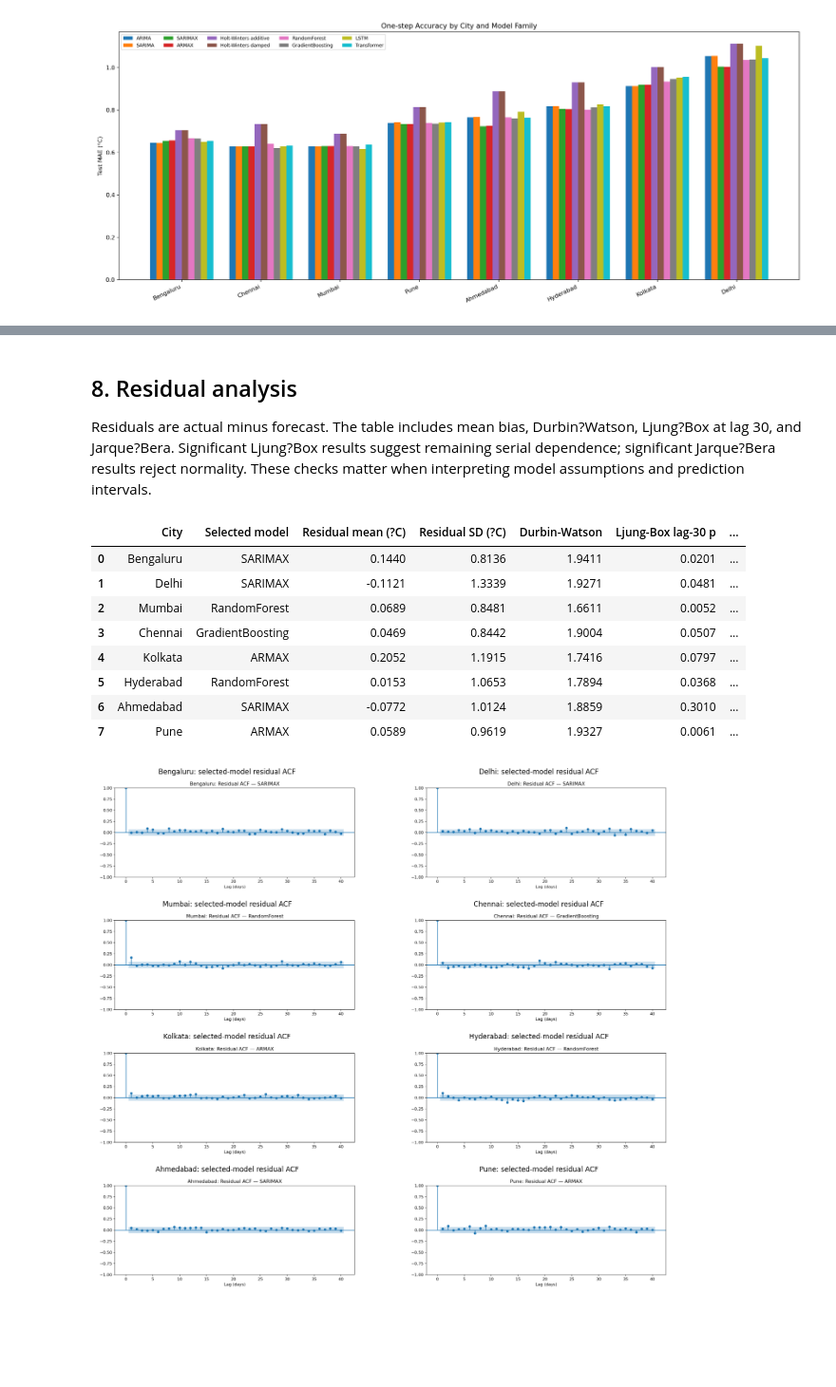
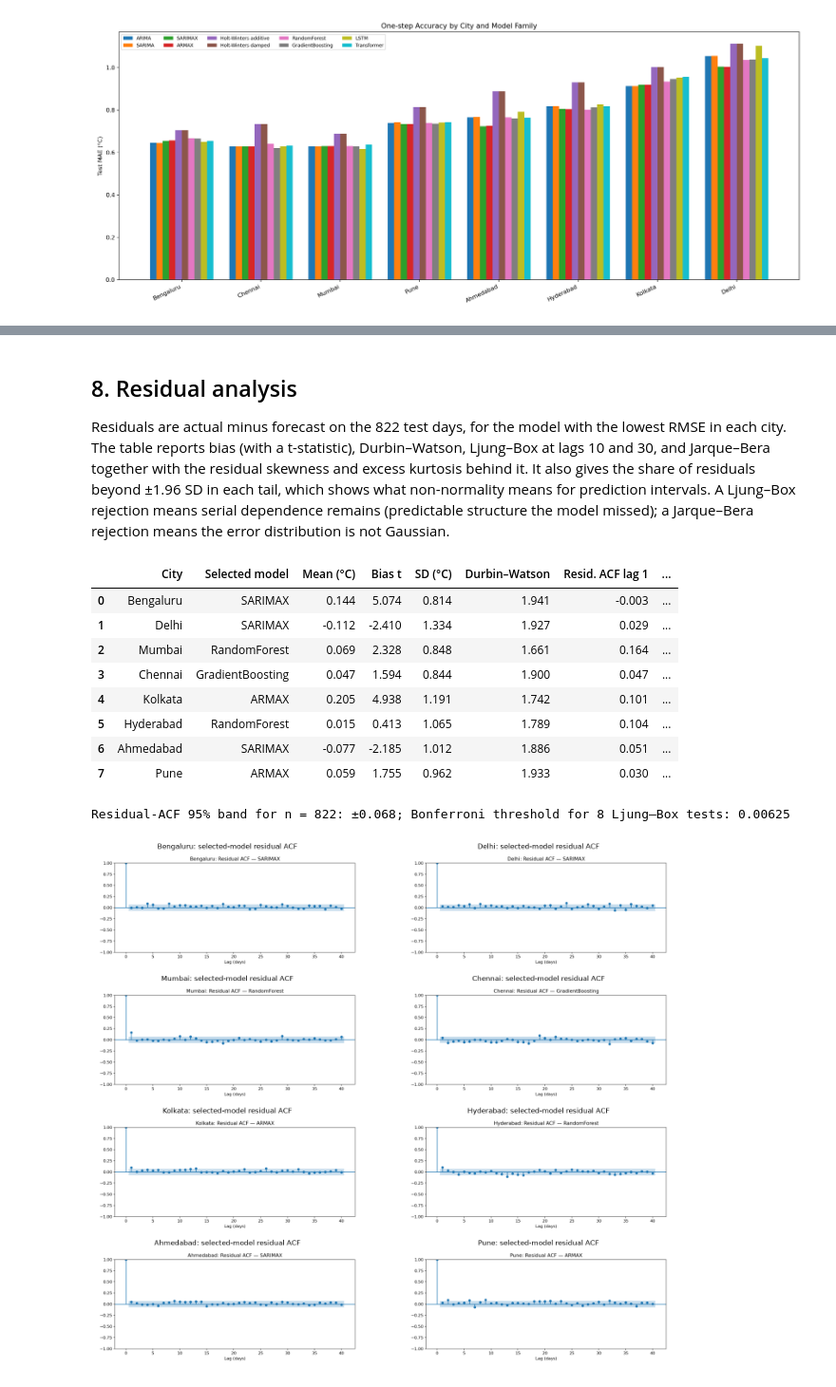
Before and after one commit to dhrusheek/noaa-weather-time-series-case-study, a Jupyter notebook: notebooks/eight_city_weather_forecasting_comparison.ipynb, the cells around one changed output, grey strips where cells are left out. Shown at 95% size. Cells and saved outputs as stored; diff of their text form; code cells hidden in the pictures; blank space fills up the shorter version.

```diff
--- a/notebooks/eight_city_weather_forecasting_comparison.ipynb
+++ b/notebooks/eight_city_weather_forecasting_comparison.ipynb
@@ -97,9 +109,9 @@ for ax, city in zip(axes.flat, CITY_NAMES):
     frame = pd.read_csv(ROOT / "data" / "processed" / f"weather_daily_{station}.csv", parse_dates=["date"])
     ax.plot(frame["date"], frame["temperature_c_interp"], lw=0.45, color="#2878a5")
     ax.set_title(city)
-    ax.set_ylabel("?C")
+    ax.set_ylabel("°C")
     ax.grid(alpha=0.2)
-fig.suptitle("Daily mean temperature by city, 2010?2024", y=1.01, fontsize=15)
+fig.suptitle("Daily mean temperature by city, 2010–2024", y=1.01, fontsize=15)
 fig.tight_layout()
 plt.show()
 # %% [output]
@@ -114,7 +126,7 @@ for ax, city in zip(axes.flat, CITY_NAMES):
     ax.plot(monthly.index, monthly.values, marker="o", lw=1.5, color="#c05a44")
     ax.set_title(city)
     ax.set_xticks(range(1, 13))
-    ax.set_ylabel("?C")
+    ax.set_ylabel("°C")
     ax.grid(alpha=0.2)
 fig.suptitle("Mean temperature by calendar month", y=1.01, fontsize=15)
 fig.tight_layout()
@@ -144,8 +156,8 @@ for city in CITY_NAMES:
     })
     pattern_rows.append({
         "City": city,
-        "Linear trend (?C/decade)": dec["linear_slope_per_decade"],
-        "STL trend change (?C)": dec["stl_trend_delta"],
+        "Linear trend (°C/decade)": dec["linear_slope_per_decade"],
+        "STL trend change (°C)": dec["stl_trend_delta"],
         "Annual seasonal strength": dec["seasonal_strength"],
         "ACF lag 1": acf["lag1_raw"],
         "ACF lag 7": acf["acf_lag7_raw"],
@@ -202,10 +301,11 @@ for city in CITY_NAMES:
     one_step_rows.append({
         "City": city,
         "Persistence MAE": summary["persistence_mae"],
+        "ARIMA(2,0,2) MAE": summary["arima_2_0_2_mae"],
         "LSTM MAE": summary["lstm_mae"],
         "Transformer MAE": summary["transformer_mae"],
-        "Best one-step model": summary["best_one_step_model"],
-        "Best RMSE": summary["best_one_step_rmse"],
+        "Stage A best (by RMSE)": summary["best_one_step_model"],
+        "Stage A best RMSE": summary["best_one_step_rmse"],
         "Transformer skill vs persistence (%)": summary["transformer_skill_vs_persistence_mae_pct"],
     })
     mh = b["multi_horizon"]
@@ -214,8 +314,10 @@ for city in CITY_NAMES:
         row[f"{model} mean-horizon MAE"] = float(np.mean([mh[model][str(h)]["mae"] for h in mh["horizons"]]))
     row["Transformer mean-horizon skill (%)"] = summary["transformer_horizon_skill_pct"]
     horizon_rows.append(row)
-base_forecast_table = pd.DataFrame(one_step_rows).sort_values("Best RMSE")
+base_forecast_table = pd.DataFrame(one_step_rows).sort_values("Stage A best RMSE")
 horizon_table = pd.DataFrame(horizon_rows)
+display(Markdown("**Stage A one-step results (fixed-order ARIMA; superseded for ranking by Section 7)**"))
 display(base_forecast_table.round(3))
+display(Markdown("**Stage A direct multi-horizon results (mean MAE over 1, 7, 14, 21, 30 days)**"))
 display(horizon_table.round(3))
 # %% [output]
@@ -413,31 +577,52 @@ display(dm_table[dm_table["Selected best model"]].round(4))
 # %% [markdown]
 ## 8. Residual analysis
 
-Residuals are actual minus forecast. The table includes mean bias, Durbin?Watson, Ljung?Box at lag 30, and Jarque?Bera. Significant Ljung?Box results suggest remaining serial dependence; significant Jarque?Bera results reject normality. These checks matter when interpreting model assumptions and prediction intervals.
+Residuals are actual minus forecast on the 822 test days, for the model with the lowest RMSE in each city. The table reports bias (with a t-statistic), Durbin–Watson, Ljung–Box at lags 10 and 30, and Jarque–Bera together with the residual skewness and excess kurtosis behind it. It also gives the share of residuals beyond ±1.96 SD in each tail, which shows what non-normality means for prediction intervals. A Ljung–Box rejection means serial dependence remains (predictable structure the model missed); a Jarque–Bera rejection means the error distribution is not Gaussian.
 # %%
+from scipy import stats
+
 residual_rows = []
 for city in CITY_NAMES:
     result = ext_city[city]
     best_model = min(result["model_metrics"], key=lambda m: result["model_metrics"][m]["rmse"])
     diag = result["residual_diagnostics"][best_model]
-    residual_rows.append({"City": city, "Selected model": best_model,
-                          "Residual mean (?C)": diag["mean"],
-                          "Residual SD (?C)": diag["std"],
-                          "Durbin-Watson": diag["durbin_watson"],
-                          "Ljung-Box lag-30 p": diag["ljung_box_lag30_p"],
-                          "Jarque-Bera p": diag["jarque_bera_p"]})
+    resid = np.asarray(result["test_residuals"][best_model], dtype=float)
+    sd = resid.std(ddof=1)
+    centred = resid - resid.mean()
+    resid_acf = sm_acf(resid, nlags=30, fft=True)
+    lb30_fail = sum(d["ljung_box_lag30_p"] < 0.05 for d in result["residual_diagnostics"].values())
+    residual_rows.append({
+        "City": city, "Selected model": best_model,
+        "Mean (°C)": diag["mean"], "Bias t": diag["mean"] / (sd / np.sqrt(len(resid))),
+        "SD (°C)": diag["std"],
+        "Durbin–Watson": diag["durbin_watson"],
+        "Resid. ACF lag 1": resid_acf[1],
+        "Max |resid. ACF| lags 1–30": np.abs(resid_acf[1:]).max(),
+        "Ljung–Box lag-10 p": diag["ljung_box_lag10_p"],
+        "Ljung–Box lag-30 p": diag["ljung_box_lag30_p"],
+        "Models failing LB-30 (of 14)": lb30_fail,
+        "Jarque–Bera stat": diag["jarque_bera_stat"],
+        "Jarque–Bera p": diag["jarque_bera_p"],
+        "Skewness": stats.skew(resid),
+        "Excess kurtosis": stats.kurtosis(resid),
+        "% below −1.96 SD": 100 * np.mean(centred < -1.96 * sd),
+        "% above +1.96 SD": 100 * np.mean(centred > 1.96 * sd),
+    })
 residual_table = pd.DataFrame(residual_rows)
-display(residual_table.round(4))
+display(residual_table.round(3))
+print(f"Residual-ACF 95% band for n = {len(resid)}: ±{1.96 / np.sqrt(len(resid)):.3f}; "
+      f"Bonferroni threshold for 8 Ljung–Box tests: {0.05 / 8:.5f}")
 # %% [output]
-|  | City | Selected model | Residual mean (?C) | Residual SD (?C) | Durbin-Watson | Ljung-Box lag-30 p | ... |
-| 0 | Bengaluru | SARIMAX | 0.1440 | 0.8136 | 1.9411 | 0.0201 | ... |
-| 1 | Delhi | SARIMAX | -0.1121 | 1.3339 | 1.9271 | 0.0481 | ... |
-| 2 | Mumbai | RandomForest | 0.0689 | 0.8481 | 1.6611 | 0.0052 | ... |
-| 3 | Chennai | GradientBoosting | 0.0469 | 0.8442 | 1.9004 | 0.0507 | ... |
-| 4 | Kolkata | ARMAX | 0.2052 | 1.1915 | 1.7416 | 0.0797 | ... |
-| 5 | Hyderabad | RandomForest | 0.0153 | 1.0653 | 1.7894 | 0.0368 | ... |
-| 6 | Ahmedabad | SARIMAX | -0.0772 | 1.0124 | 1.8859 | 0.3010 | ... |
-| 7 | Pune | ARMAX | 0.0589 | 0.9619 | 1.9327 | 0.0061 | ... |
+|  | City | Selected model | Mean (°C) | Bias t | SD (°C) | Durbin–Watson | Resid. ACF lag 1 | ... |
+| 0 | Bengaluru | SARIMAX | 0.144 | 5.074 | 0.814 | 1.941 | -0.003 | ... |
+| 1 | Delhi | SARIMAX | -0.112 | -2.410 | 1.334 | 1.927 | 0.029 | ... |
+| 2 | Mumbai | RandomForest | 0.069 | 2.328 | 0.848 | 1.661 | 0.164 | ... |
+| 3 | Chennai | GradientBoosting | 0.047 | 1.594 | 0.844 | 1.900 | 0.047 | ... |
+| 4 | Kolkata | ARMAX | 0.205 | 4.938 | 1.191 | 1.742 | 0.101 | ... |
+| 5 | Hyderabad | RandomForest | 0.015 | 0.413 | 1.065 | 1.789 | 0.104 | ... |
+| 6 | Ahmedabad | SARIMAX | -0.077 | -2.185 | 1.012 | 1.886 | 0.051 | ... |
+| 7 | Pune | ARMAX | 0.059 | 1.755 | 0.962 | 1.933 | 0.030 | ... |
+Residual-ACF 95% band for n = 822: ±0.068; Bonferroni threshold for 8 Ljung–Box tests: 0.00625
 # %%
 fig, axes = plt.subplots(4, 2, figsize=(16, 13))
 for ax, city in zip(axes.flat, CITY_NAMES):
```
Also changed, not shown: parts of 29 cells of this notebook, 2 other files.
